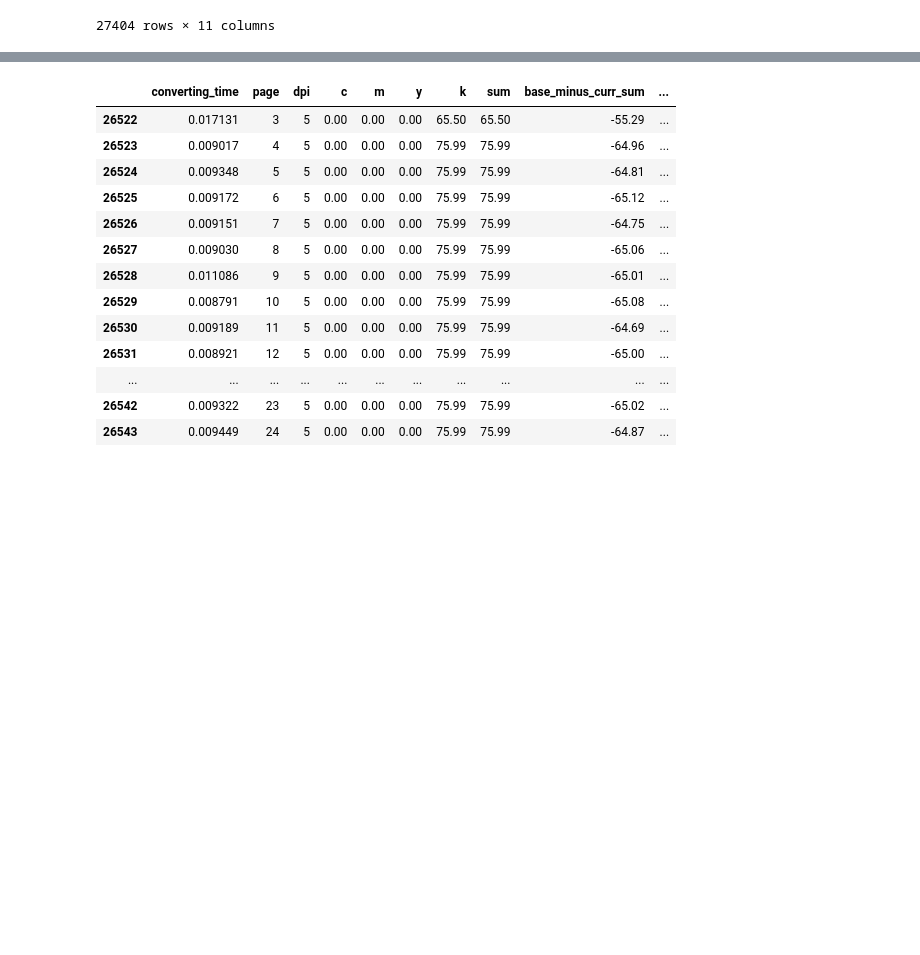
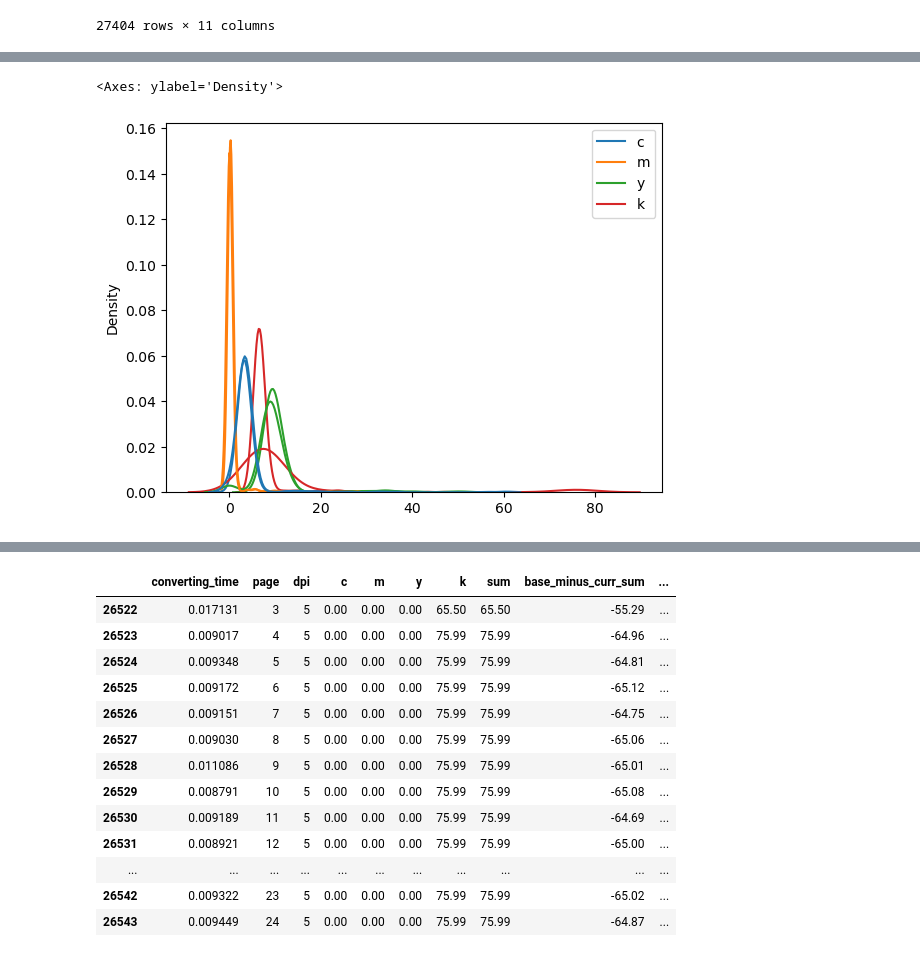
Before and after one commit to rasyidev/print-cost, a Jupyter notebook: notebook/Untitled.ipynb, the cells around one changed output, grey strips where cells are left out. Saved outputs shown, nothing was run; the diff lists cells and outputs as text; code cells hidden in the pictures; blank space fills up the shorter version.

```diff
--- a/notebook/Untitled.ipynb
+++ b/notebook/Untitled.ipynb
@@ -215,3 +266,9 @@ df_default
+# %%
+sns.kdeplot(df_default[(df_default['dpi']==300) & (df_default['sum']>=df_default['sum'].median())][['c', 'm','y','k']])
+sns.kdeplot(df_default[(df_default['dpi']==5) & (df_default['sum']>=df_default['sum'].median())][['c', 'm','y','k']])
+# %% [output]
+<Axes: ylabel='Density'>
+[figure, added]
 # %%
 df_default[df_default['dpi'] == 50].describe()
 # %% [output]
```
Also changed, not shown: parts of 15 cells of this notebook, 15 other files.
